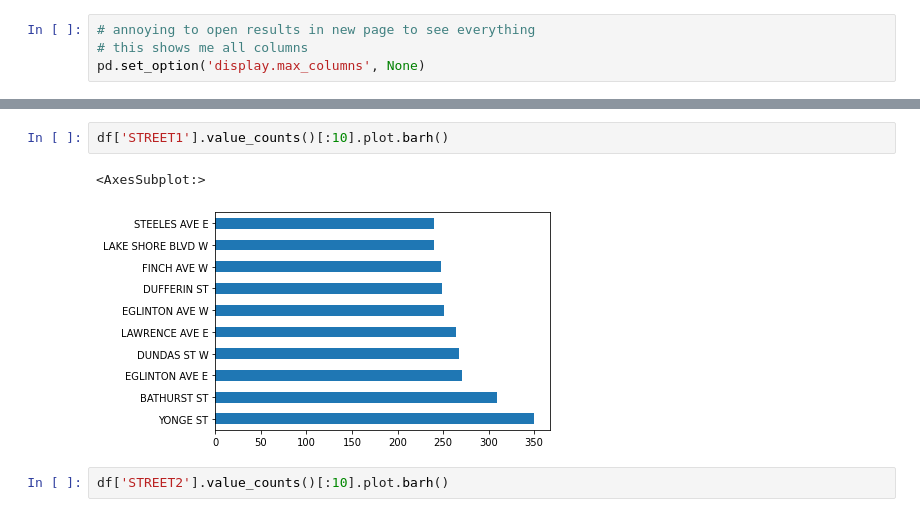
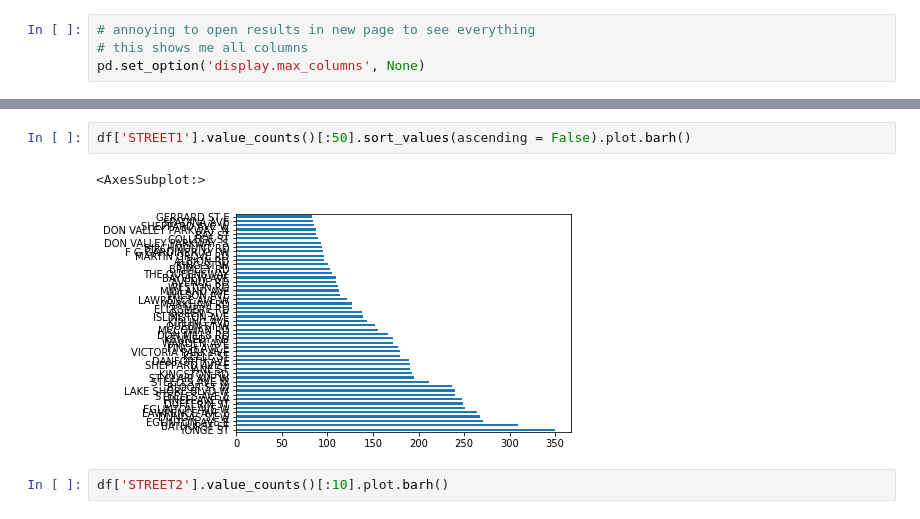
Before and after one commit to Vincent-Kwan/Safe-Roads-Competition, a Jupyter notebook: eda.ipynb, the cells around one changed output, grey strips where cells are left out. Saved outputs shown, nothing was run; the diff lists cells and outputs as text.

```diff
--- a/eda.ipynb
+++ b/eda.ipynb
@@ -104,8 +125,8 @@ df[df['ACCNUM'] == 6000607400]
 # %%
-df['STREET1'].value_counts()[:10].plot.barh()
+df['STREET1'].value_counts()[:50].sort_values(ascending = False).plot.barh()
 # %% [output]
 <AxesSubplot:>
-[figure, old version]
+[figure, new version]
 # %%
 df['STREET2'].value_counts()[:10].plot.barh()
 # %% [output]
```
Also changed, not shown: parts of 2 cells of this notebook, 3 other files.
